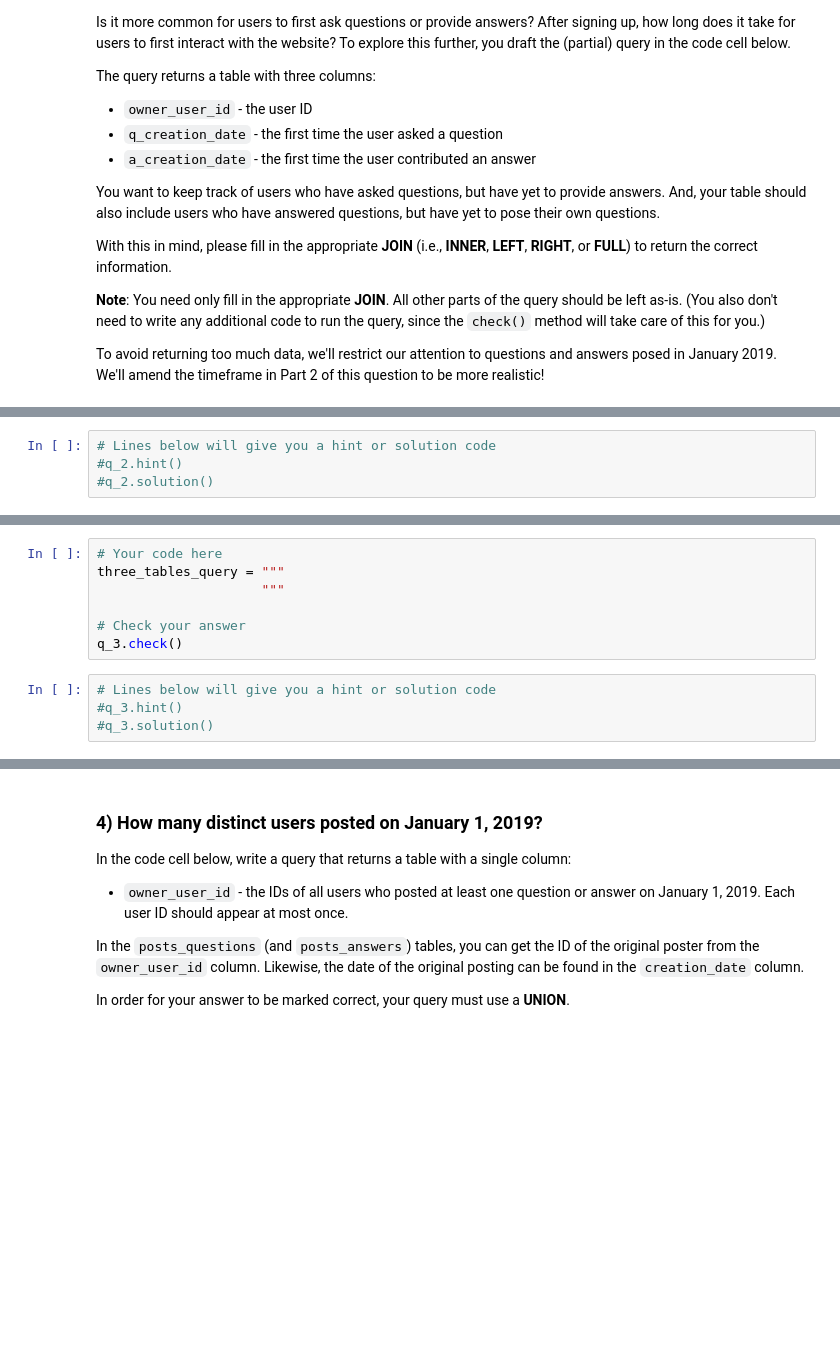
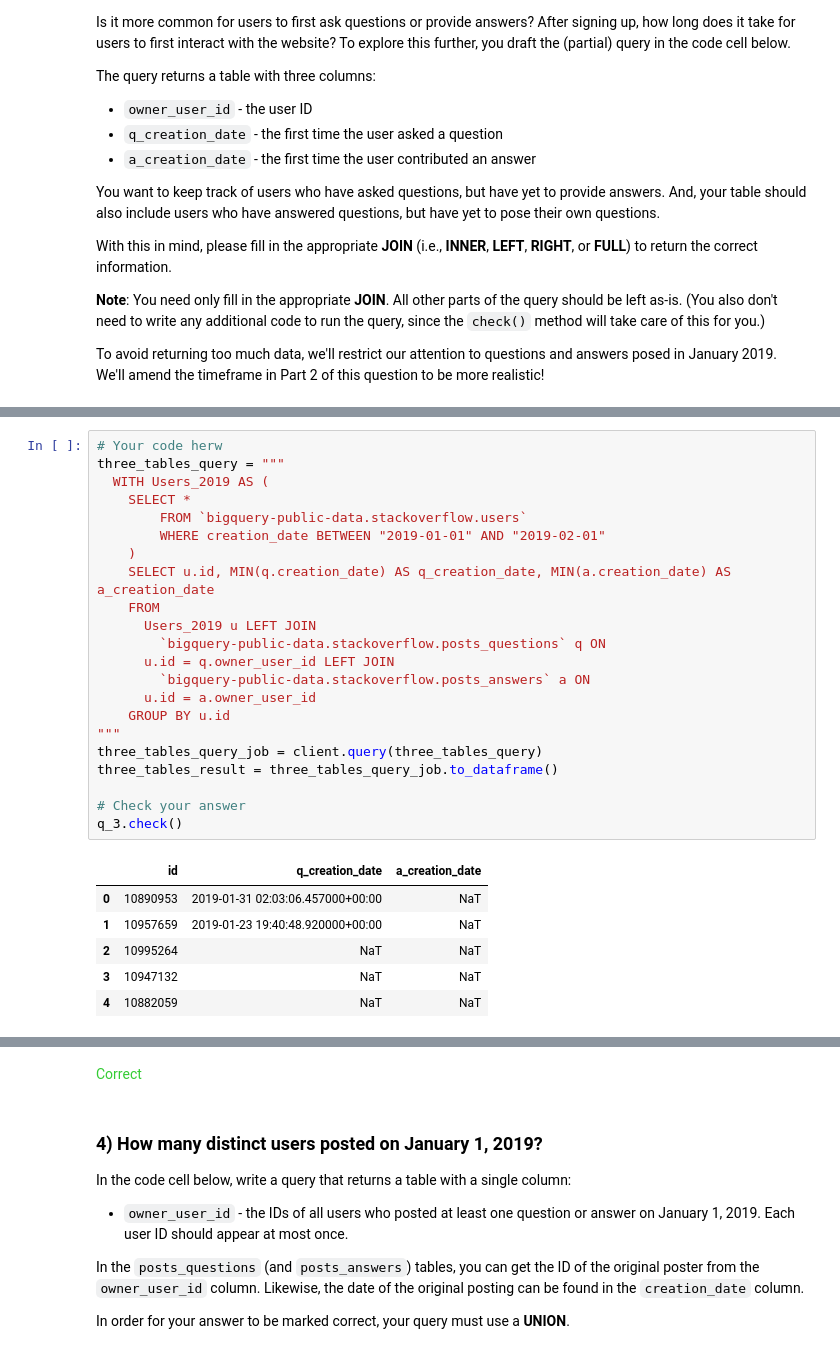
Before and after one commit to acasasis-dev/kaggle, a Jupyter notebook: advanced-sql/01-joins-and-unions/exercise/exercise-joins-and-unions.ipynb, the cells around one changed output, grey strips where cells are left out. Drawn from its saved outputs; the diff is of its cells as text; blank space fills up the shorter version.

```diff
--- a/advanced-sql/01-joins-and-unions/exercise/exercise-joins-and-unions.ipynb
+++ b/advanced-sql/01-joins-and-unions/exercise/exercise-joins-and-unions.ipynb
@@ -139,7 +191,3 @@ q_2.check()
-# %%
-# Lines below will give you a hint or solution code
-#q_2.hint()
-#q_2.solution()
 # %% [markdown]
 ### 3) Initial questions and answers, Part 2
 
@@ -161,14 +209,32 @@ Write a query that returns the following columns:
 Note that questions and answers posted after January 31, 2019, should still be included in the results.  And, all users who joined the site in January 2019 should be included (even if they have never posted a question or provided an answer).
 
 The query from the previous question should be a nice starting point to answering this question!  You'll need to use the `posts_answers` and `posts_questions` tables.  You'll also need to use the `users` table from the Stack Overflow dataset.  The relevant columns from the `users` table are `id` (the ID of each user) and `creation_date` (when the user joined the Stack Overflow site, in DATETIME format).
-# %%
-# Your code here
-three_tables_query = """
-                     """
-
-# Check your answer
-q_3.check()
-# %%
-# Lines below will give you a hint or solution code
-#q_3.hint()
-#q_3.solution()
+# %%
+# Your code herw
+three_tables_query = """
+  WITH Users_2019 AS (
+    SELECT *
+		FROM `bigquery-public-data.stackoverflow.users`
+		WHERE creation_date BETWEEN "2019-01-01" AND "2019-02-01"
+	)
+	SELECT u.id, MIN(q.creation_date) AS q_creation_date, MIN(a.creation_date) AS a_creation_date
+	FROM
+	  Users_2019 u LEFT JOIN
+		`bigquery-public-data.stackoverflow.posts_questions` q ON
+      u.id = q.owner_user_id LEFT JOIN
+		`bigquery-public-data.stackoverflow.posts_answers` a ON
+      u.id = a.owner_user_id
+	GROUP BY u.id
+"""
+three_tables_query_job = client.query(three_tables_query)
+three_tables_result = three_tables_query_job.to_dataframe()
+
+# Check your answer
+q_3.check()
+# %% [output]
+|  | id | q_creation_date | a_creation_date |
+| 0 | 10890953 | 2019-01-31 02:03:06.457000+00:00 | NaT |
+| 1 | 10957659 | 2019-01-23 19:40:48.920000+00:00 | NaT |
+| 2 | 10995264 | NaT | NaT |
+| 3 | 10947132 | NaT | NaT |
+| 4 | 10882059 | NaT | NaT |
@@ -175,3 +242,4 @@ q_3.check()
+<span style="color:#33cc33">Correct</span>
 # %% [markdown]
 ### 4) How many distinct users posted on January 1, 2019?
 
```
Also changed, not shown: parts of 11 cells of this notebook.
